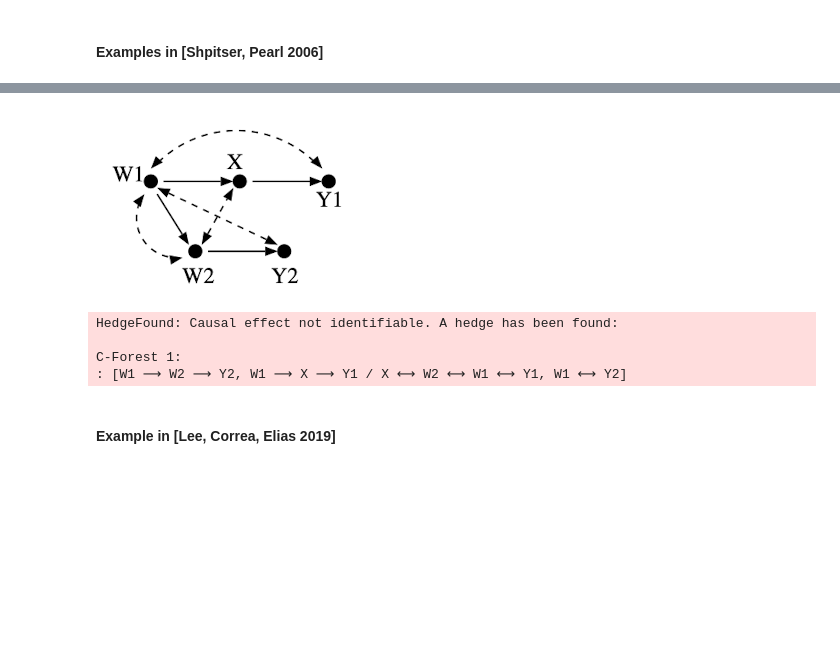
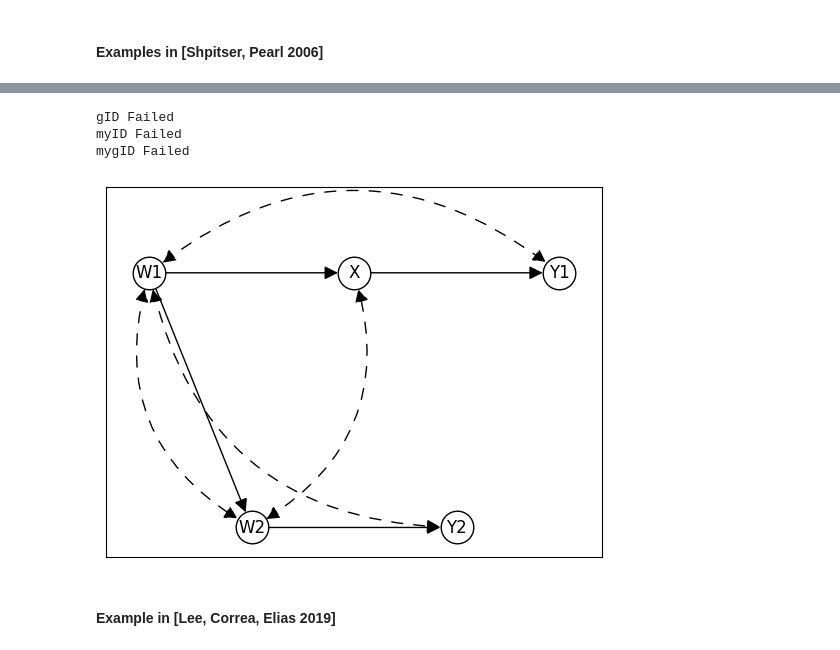
Before and after one commit to DS-argus/GS_MABUC, a Jupyter notebook: ID_examples.ipynb, the cells around one changed output, grey strips where cells are left out. Drawn from its saved outputs; the diff is of its cells as text; code cells hidden in the pictures; blank space fills up the shorter version.

```diff
--- a/ID_examples.ipynb
+++ b/ID_examples.ipynb
@@ -156,16 +219,23 @@ $\displaystyle \sum_{z}P_{}(y|w_1, w_2, x, z)\left(\frac{\left(\sum_{w_1}P_{}(w_
 #### Examples in [Shpitser, Pearl 2006]
 # %%
 # Figure 1.(a)
-display(Image(filename='Images/06_Figure1a.png'))
+# display(Image(filename='Images/06_Figure1a.png'))
 
-G = CausalDiagram({'W1', 'W2', 'X', 'Y1', 'Y2'},
+G = CD({'W1', 'W2', 'X', 'Y1', 'Y2'},
                     [('W1', 'X'), ('X', 'Y1'), ('W2', 'Y2')],
                     [('W1', 'W2', 'U_W1W2'), ('W1', 'Y2', 'U_W1Y2'), ('W2', 'X', 'U_W2X'), ('W1', 'Y1', 'U_W1Y1')])
 
-P = ID(y=set(["Y1", "Y2"]), x=set(["X"]), P=Probability(var=G.V), G=G)
-P1 = gID(Y=set(["Y1", "Y2"]), X=set(["X"]), Z=frozenset([frozenset()]), P=Probability(var=G.V), G=G)
-print(f"ID: {P.printLatex()}")
-print(f"gID: {P1.printLatex()}")
+G.draw(pos={'X':(1,1), 'W1':(0,1), 'W2':(0.5,0), 'Y1':(2,1), 'Y2':(1.5,0)});
+
+P = gID(G, {'Y1', 'Y2'}, {'X'}, Zss=[set()])
+print(f"Answer")
+display(Math(str(P)))
+
+P = myID(Y={'Y1', 'Y2'}, X={'X'}, G=G)
+print(f"myID")
 display(Math(P.printLatex()))
-display(Math(P1.printLatex()))
+
+P2 = mygID(Y={'Y1', 'Y2'}, X={'X'}, Z=[set()], G=G)
+print(f"mygID")
+display(Math(P2.printLatex()))
 # %% [output]
@@ -177,19 +249,34 @@ $\displaystyle \sum_{w_2}P_{}(w_2, y_2)\left(\sum_{w_1}P_{}(w_1)P_{}(y_1|w_1, x)
 # %%
 # Figure 1.(b)
-display(Image(filename='Images/06_Figure1b.png'))
+# display(Image(filename='Images/06_Figure1b.png'))
 
-G = CausalDiagram({'W1', 'W2', 'X', 'Y1', 'Y2'},
+G = CD({'W1', 'W2', 'X', 'Y1', 'Y2'},
                     [('W1', 'W2'), ('W1', 'X'), ('X', 'Y1'), ('W2', 'Y2')],
                     [('W1', 'W2', 'U_W1W2'), ('W1', 'Y2', 'U_W1Y2'), ('W2', 'X', 'U_W2X'), ('W1', 'Y1', 'U_W1Y1')])
 
-P = ID(y=set(["Y1", "Y2"]), x=set(["X"]), P=Probability(var=G.V), G=G)
-# P1 = gID(Y=set(["Y1", "Y2"]), X=set(["X"]), Z=frozenset([frozenset()]), P=Probability(var=G.V), G=G)
+G.draw(pos={'X':(1,1), 'W1':(0,1), 'W2':(0.5,0), 'Y1':(2,1), 'Y2':(1.5,0)});
+
+try:
+    P = gID(G, {'Y1', 'Y2'}, {'X'}, Zss=[set()])
+    print(f"Answer")
+    display(Math(str(P)))
+except:
+    print("gID Failed")
+
+try:
+    P1 = myID(Y={'Y1', 'Y2'}, X={'X'}, G=G)
+except:
+    print("myID Failed")
+
+try:
+    P2 = mygID(Y={'Y1', 'Y2'}, X={'X'}, Z=[set()], G=G)
+except:
+    print("mygID Failed")
 # %% [output]
+gID Failed
+myID Failed
+mygID Failed
-[figure, old version]
+[figure, new version]
-HedgeFound: Causal effect not identifiable. A hedge has been found:
-
-C-Forest 1:
-: [W1 ⟶ W2 ⟶ Y2, W1 ⟶ X ⟶ Y1 / X ⟷ W2 ⟷ W1 ⟷ Y1, W1 ⟷ Y2]
 # %% [markdown]
 #### Example in [Lee, Correa, Elias 2019]
 # %%
```
Also changed, not shown: parts of 15 cells of this notebook.
